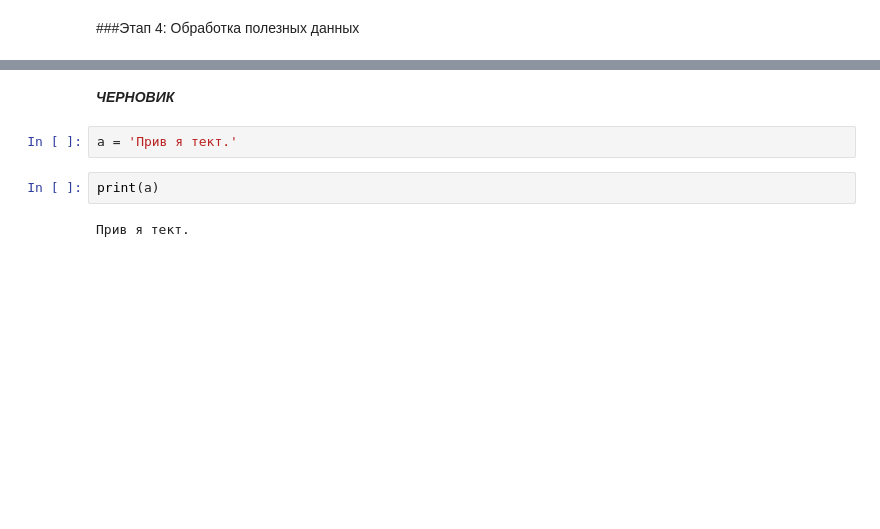
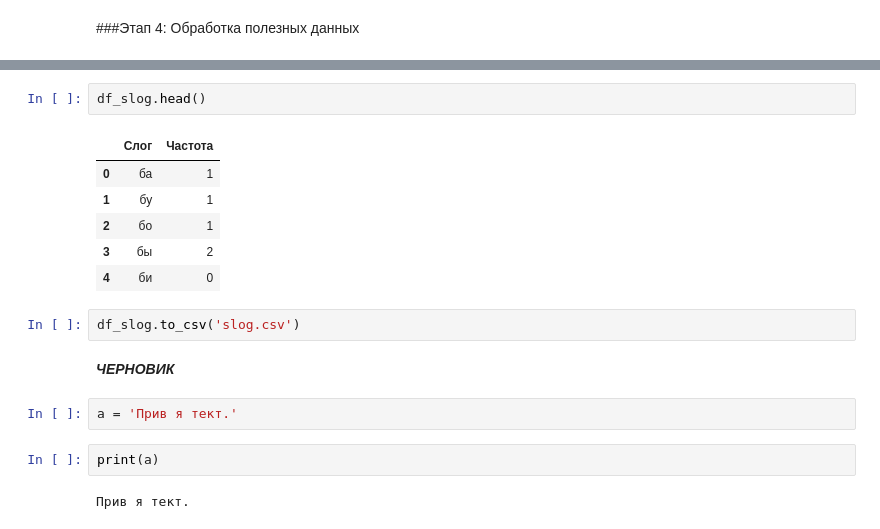
Before and after one commit to averkief/My_Date_Analytics, a Jupyter notebook: Popular_Russian_syllables.ipynb, the cells around one changed output, grey strips where cells are left out. Saved outputs shown, nothing was run; the diff lists cells and outputs as text; blank space fills up the shorter version.

```diff
--- a/Popular_Russian_syllables.ipynb
+++ b/Popular_Russian_syllables.ipynb
@@ -204,3 +243,14 @@ Wall time: 10.6 ms
+# %%
+df_slog.head()
+# %% [output]
+|  | Слог | Частота |
+| 0 | ба | 1 |
+| 1 | бу | 1 |
+| 2 | бо | 1 |
+| 3 | бы | 2 |
+| 4 | би | 0 |
+# %%
+df_slog.to_csv('slog.csv')
 # %% [markdown]
 ***ЧЕРНОВИК***
 # %%
```
Also changed, not shown: parts of 9 cells of this notebook.
